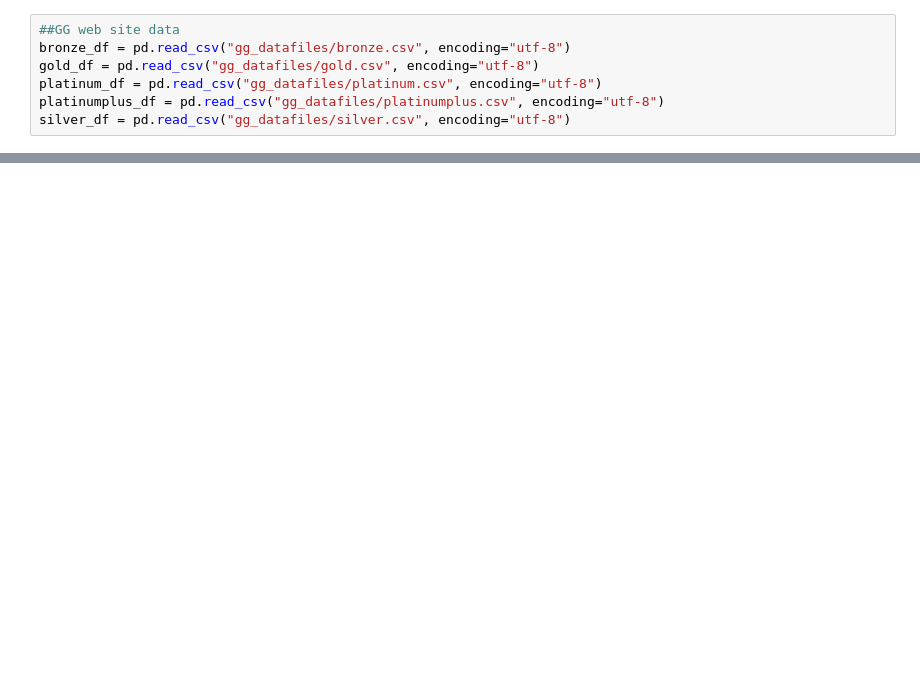
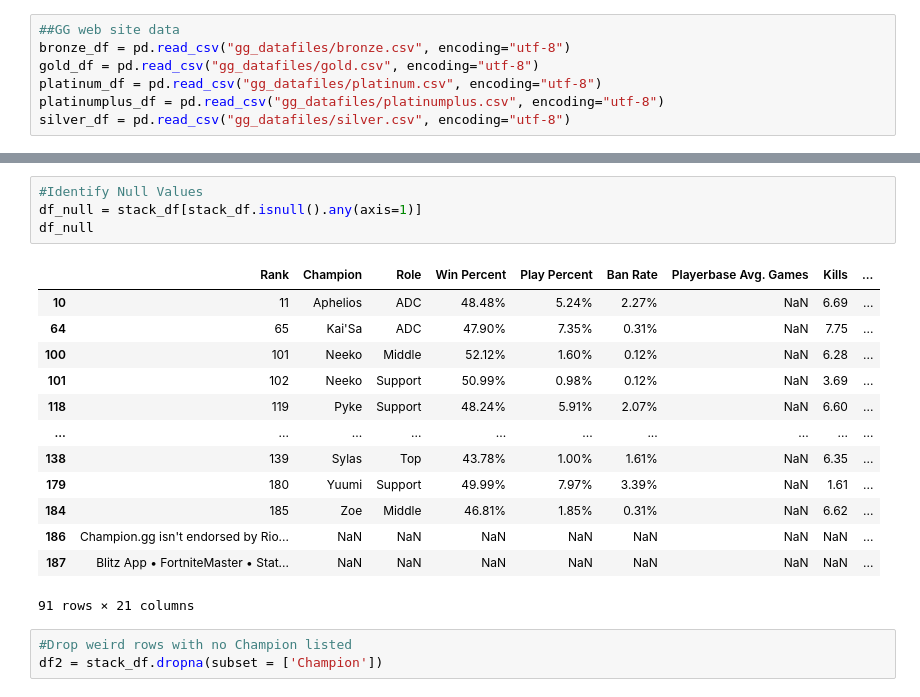
Before and after one commit to CodeReber/lol_champions, a Jupyter notebook: lms_lol.ipynb, the cells around one changed output, grey strips where cells are left out. Cells and saved outputs as stored; diff of their text form; blank space fills up the shorter version.

```diff
--- a/lms_lol.ipynb
+++ b/lms_lol.ipynb
@@ -42,0 +73,21 @@ stack_df = pd.concat([bronze_df,
+# %%
+#Identify Null Values
+df_null = stack_df[stack_df.isnull().any(axis=1)]
+df_null
+# %% [output]
+|  | Rank | Champion | Role | Win Percent | Play Percent | Ban Rate | Playerbase Avg. Games | Kills | ... |
+| 10 | 11 | Aphelios | ADC | 48.48% | 5.24% | 2.27% | NaN | 6.69 | ... |
+| 64 | 65 | Kai'Sa | ADC | 47.90% | 7.35% | 0.31% | NaN | 7.75 | ... |
+| 100 | 101 | Neeko | Middle | 52.12% | 1.60% | 0.12% | NaN | 6.28 | ... |
+| 101 | 102 | Neeko | Support | 50.99% | 0.98% | 0.12% | NaN | 3.69 | ... |
+| 118 | 119 | Pyke | Support | 48.24% | 5.91% | 2.07% | NaN | 6.60 | ... |
+| ... | ... | ... | ... | ... | ... | ... | ... | ... | ... |
+| 138 | 139 | Sylas | Top | 43.78% | 1.00% | 1.61% | NaN | 6.35 | ... |
+| 179 | 180 | Yuumi | Support | 49.99% | 7.97% | 3.39% | NaN | 1.61 | ... |
+| 184 | 185 | Zoe | Middle | 46.81% | 1.85% | 0.31% | NaN | 6.62 | ... |
+| 186 | Champion.gg isn't endorsed by Rio... | NaN | NaN | NaN | NaN | NaN | NaN | NaN | ... |
+| 187 | Blitz App • FortniteMaster • Stat... | NaN | NaN | NaN | NaN | NaN | NaN | NaN | ... |
+91 rows × 21 columns
+# %%
+#Drop weird rows with no Champion listed
+df2 = stack_df.dropna(subset = ['Champion'])
```
Also changed, not shown: parts of 19 cells of this notebook.
